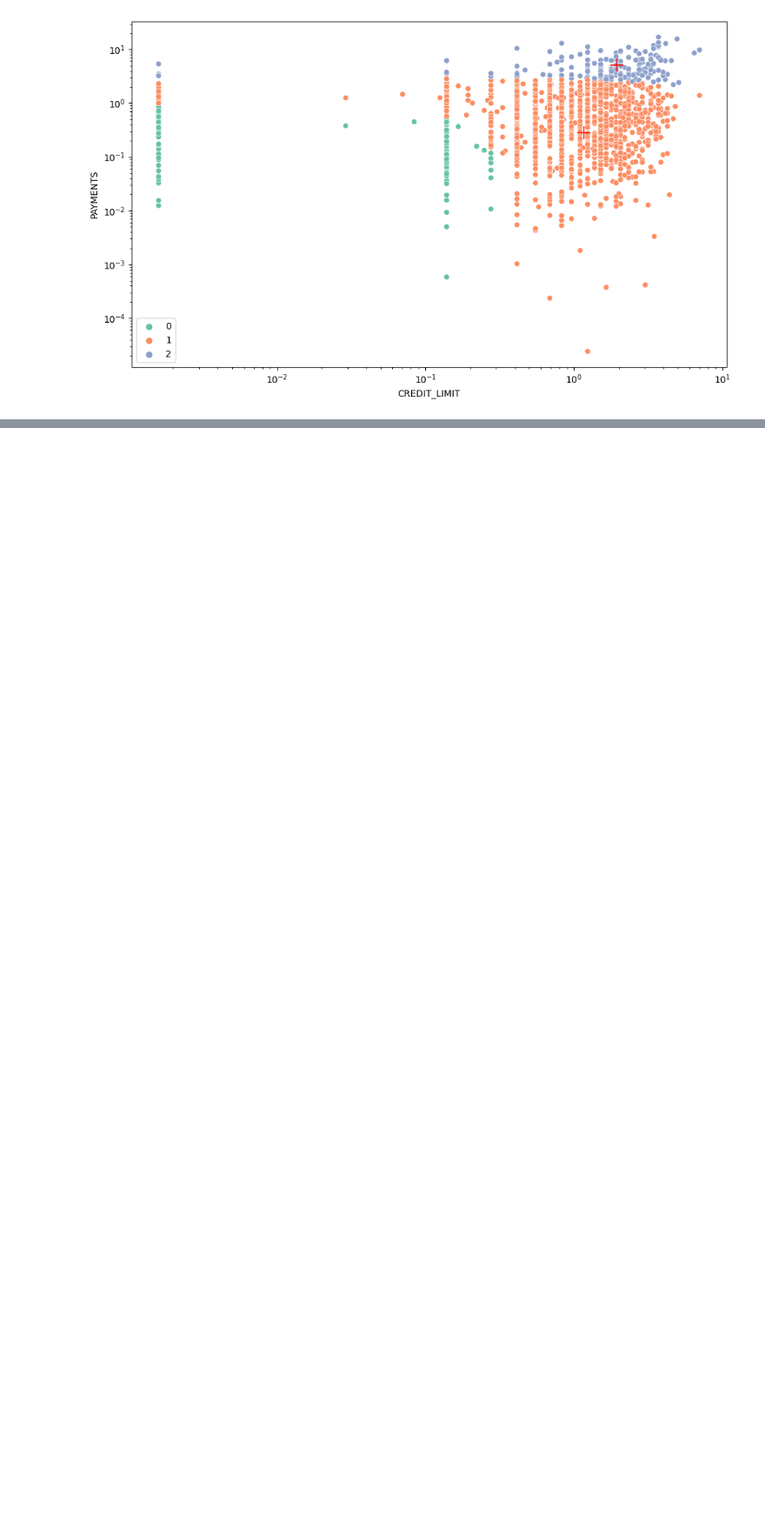
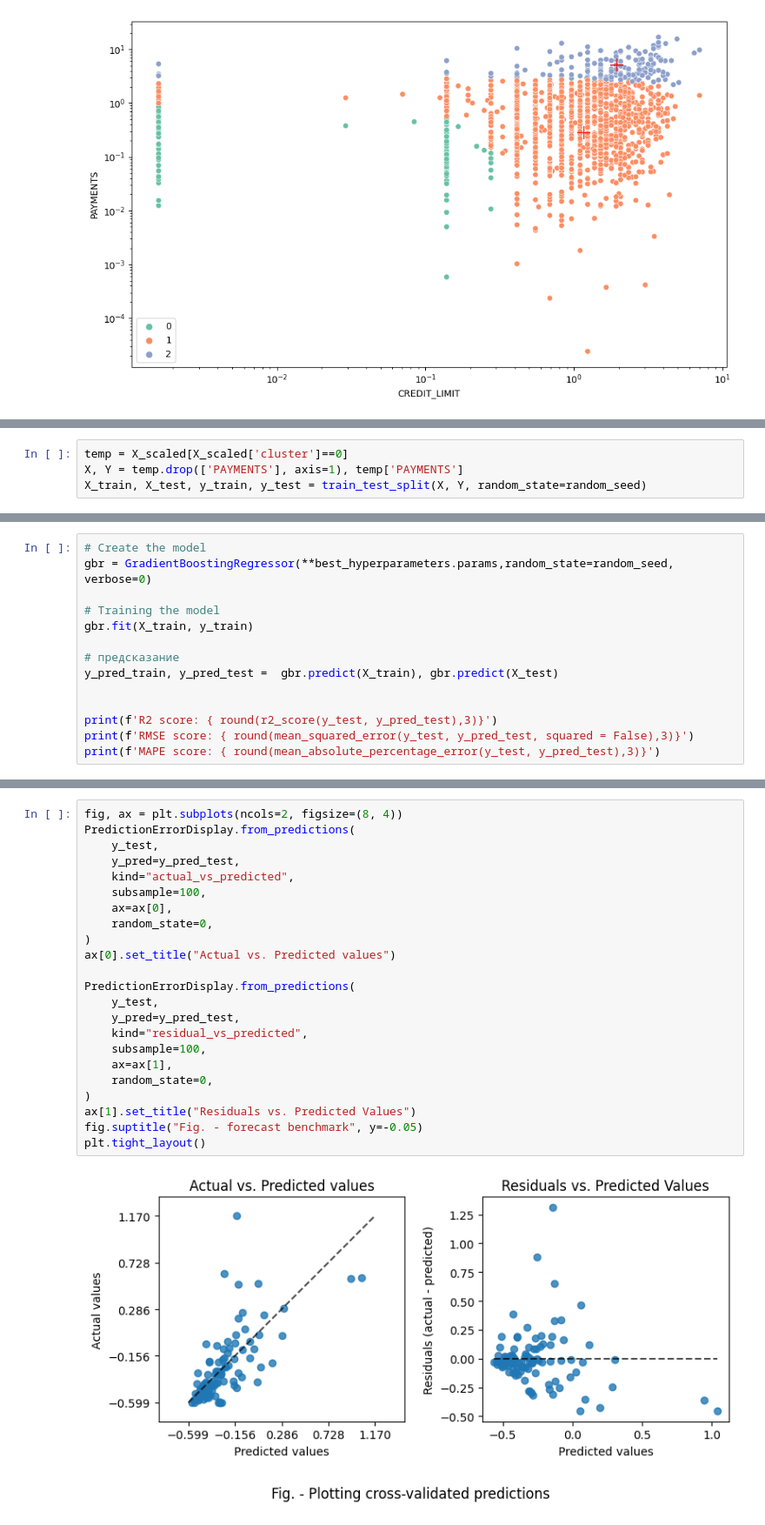
Before and after one commit to Alex1iv/customer_segmentation, a Jupyter notebook: notebooks/segmentation.ipynb, the cells around one changed output, grey strips where cells are left out. Shown at 87% size. Cells and saved outputs as stored; diff of their text form; blank space fills up the shorter version.

```diff
--- a/notebooks/segmentation.ipynb
+++ b/notebooks/segmentation.ipynb
@@ -530,0 +521,4 @@ sns.boxplot(X_scaled['PAYMENTS'], orient='h')
+# %%
+temp = X_scaled[X_scaled['cluster']==0]
+X, Y = temp.drop(['PAYMENTS'], axis=1), temp['PAYMENTS']
+X_train, X_test, y_train, y_test = train_test_split(X, Y, random_state=random_seed)
@@ -530,0 +616,14 @@ sns.boxplot(X_scaled['PAYMENTS'], orient='h')
+# %%
+# Create the model
+gbr = GradientBoostingRegressor(**best_hyperparameters.params,random_state=random_seed, verbose=0)
+
+# Training the model
+gbr.fit(X_train, y_train)
+
+# предсказание
+y_pred_train, y_pred_test =  gbr.predict(X_train), gbr.predict(X_test)
+
+
+print(f'R2 score: { round(r2_score(y_test, y_pred_test),3)}')
+print(f'RMSE score: { round(mean_squared_error(y_test, y_pred_test, squared = False),3)}')
+print(f'MAPE score: { round(mean_absolute_percentage_error(y_test, y_pred_test),3)}')
@@ -530,0 +653,25 @@ sns.boxplot(X_scaled['PAYMENTS'], orient='h')
+# %%
+fig, ax = plt.subplots(ncols=2, figsize=(8, 4))
+PredictionErrorDisplay.from_predictions(
+    y_test,
+    y_pred=y_pred_test,
+    kind="actual_vs_predicted",
+    subsample=100,
+    ax=ax[0],
+    random_state=0,
+)
+ax[0].set_title("Actual vs. Predicted values")
+
+PredictionErrorDisplay.from_predictions(
+    y_test,
+    y_pred=y_pred_test,
+    kind="residual_vs_predicted",
+    subsample=100,
+    ax=ax[1],
+    random_state=0,
+)
+ax[1].set_title("Residuals vs. Predicted Values")
+fig.suptitle("Fig. - forecast benchmark", y=-0.05)
+plt.tight_layout()
+# %% [output]
+[figure, added]
```
Also changed, not shown: parts of 21 cells of this notebook.
